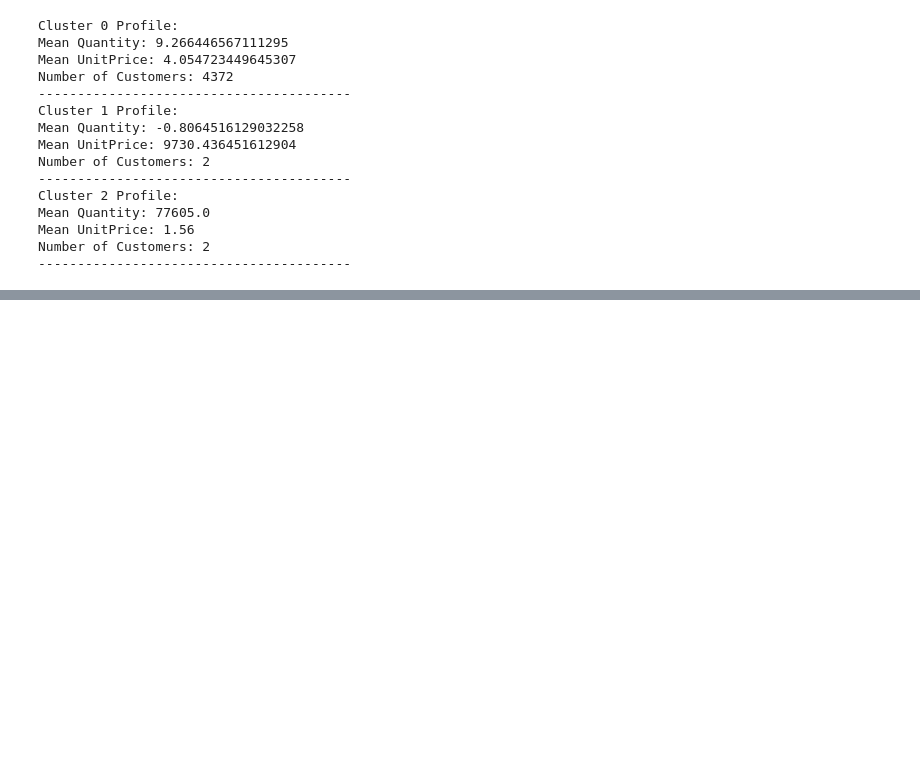
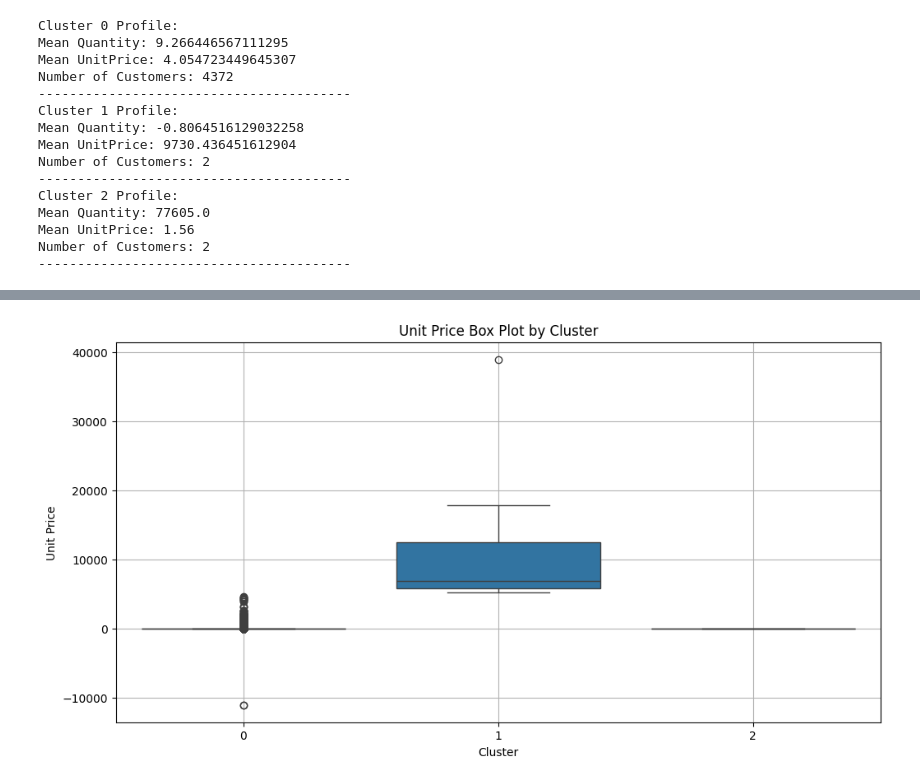
Before and after one commit to Jyotika-28/internship_project, a Jupyter notebook: Onlineretail_project.ipynb, the cells around one changed output, grey strips where cells are left out. Saved outputs shown, nothing was run; the diff lists cells and outputs as text; code cells hidden in the pictures; blank space fills up the shorter version.

```diff
--- a/Onlineretail_project.ipynb
+++ b/Onlineretail_project.ipynb
@@ -430,0 +420,11 @@ plt.show()
+# %%
+# Plotting UnitPrice Box Plot
+plt.figure(figsize=(12, 6))
+sns.boxplot(x='Cluster', y='UnitPrice', data=data)
+plt.title('Unit Price Box Plot by Cluster')
+plt.xlabel('Cluster')
+plt.ylabel('Unit Price')
+plt.grid(True)
+plt.show()
+# %% [output]
+[figure, added]
```
Also changed, not shown: parts of 5 cells of this notebook.
